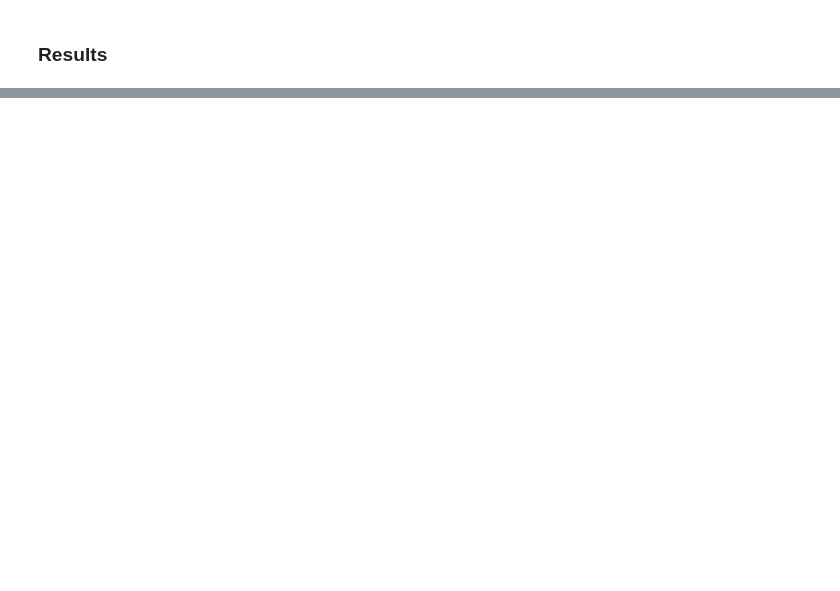
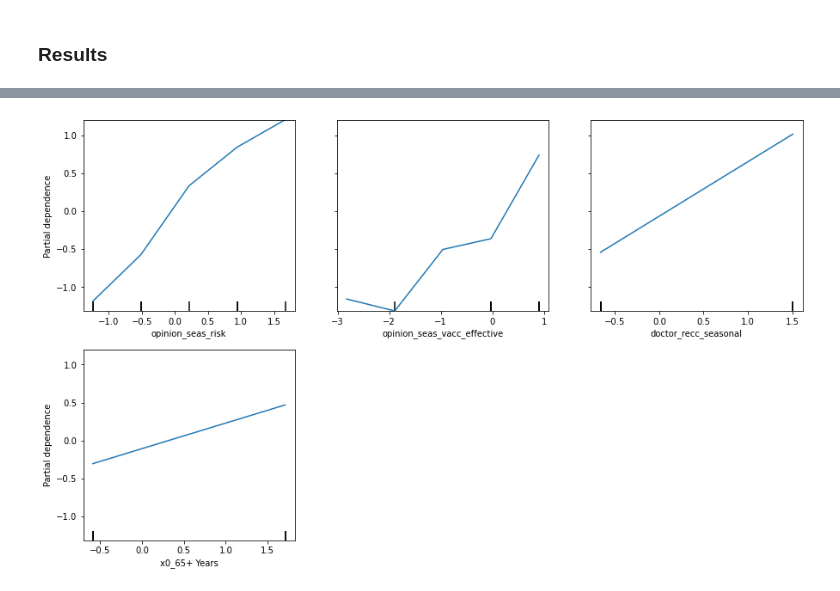
Before and after one commit to jeffbeech/Flu-Shot-Learning, a Jupyter notebook: jeff.ipynb, the cells around one changed output, grey strips where cells are left out. Drawn from its saved outputs; the diff is of its cells as text; code cells hidden in the pictures; blank space fills up the shorter version.

```diff
--- a/jeff.ipynb
+++ b/jeff.ipynb
@@ -1013,0 +1074,7 @@ NameError: name 'y_hat_h1n1' is not defined
+# %%
+import eli5
+from eli5.sklearn import PermutationImportance
+best_hgb = HistGradientBoostingClassifier(learning_rate=0.1, max_depth=9, max_iter=70)
+best_hgb.fit(X_test_scaled, y_test_ssnl)
+perm = PermutationImportance(best_hgb, random_state=42).fit(X_test_scaled, y_test_ssnl)
+eli5.show_weights(perm, feature_names = X_test_scaled.columns.tolist())
@@ -1013,0 +1099,9 @@ NameError: name 'y_hat_h1n1' is not defined
+# %%
+from sklearn.inspection import plot_partial_dependence
+
+plot_partial_dependence(best_hgb, X_test_scaled,['opinion_seas_risk','opinion_seas_vacc_effective','doctor_recc_seasonal', 'x0_65+ Years'])
+plt.savefig('data/partial_dependency_chart_ssnl.jpg', dpi=300, bbox_inches='tight')
+fig = plt.gcf()
+fig.set_size_inches(15,9)
+# %% [output]
+[figure, added]
```
Also changed, not shown: parts of 59 cells of this notebook, 2 other files.
